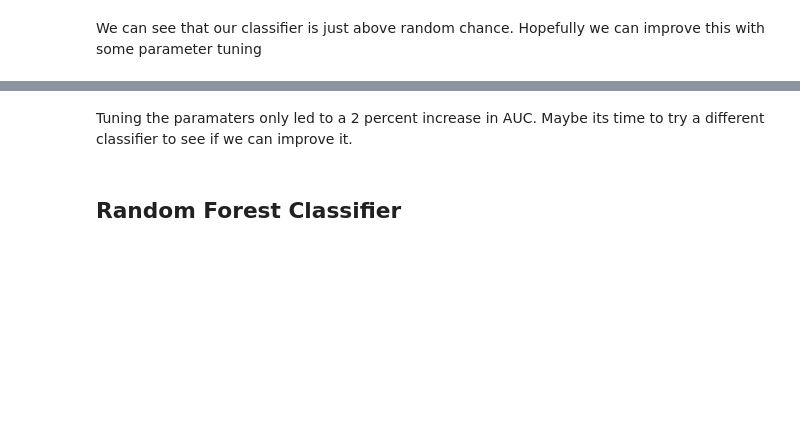
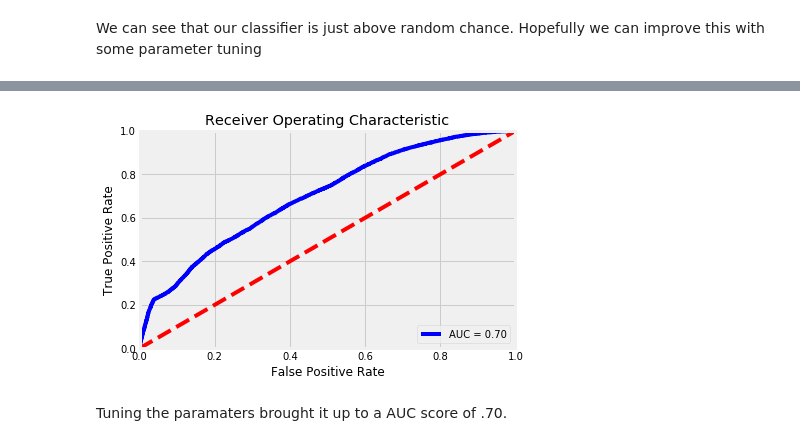
Before and after one commit to ggrahambaker/kickstarter, a Jupyter notebook: capstone1_machine_learning.ipynb, the cells around one changed output, grey strips where cells are left out. Cells and saved outputs as stored; diff of their text form; code cells hidden in the pictures; blank space fills up the shorter version.

```diff
--- a/capstone1_machine_learning.ipynb
+++ b/capstone1_machine_learning.ipynb
@@ -164,10 +232,3 @@ logit = logit.fit(X_train, y_train)
-# %%
-logit = LogisticRegression(C=C, solver=solver)
-logit = logit.fit(X_train, y_train)
-
-pred = logit.predict(X_test)
-score = logit.score(X_test, y_test)
-print(score)
 # %%
 print(confusion_matrix(y_test, pred))
 print(classification_report(y_test, pred))
@@ -174,19 +246,19 @@ print(classification_report(y_test, pred))
 # %%
-probs = rfe.predict_proba(X_test)
+probs = logit.predict_proba(X_test)
 preds = probs[:,1]
 fpr, tpr, threshold = roc_curve(y_test, preds)
 roc_auc = auc(fpr, tpr)
 
 plt.title('Receiver Operating Characteristic')
 plt.plot(fpr, tpr, 'b', label = 'AUC = %0.2f' % roc_auc)
 plt.legend(loc = 'lower right')
 plt.plot([0, 1], [0, 1],'r--')
 plt.xlim([0, 1])
 plt.ylim([0, 1])
 plt.ylabel('True Positive Rate')
 plt.xlabel('False Positive Rate')
 plt.show()
+# %% [output]
+[figure, added]
-# %% [markdown]
-Tuning the paramaters only led to a 2 percent increase in AUC. Maybe its time to try a different classifier to see if we can improve it.
-# %% [markdown]
-## Random Forest Classifier
+# %% [markdown]
+Tuning the paramaters brought it up to a AUC score of .70.
```
Also changed, not shown: parts of 83 cells of this notebook.
